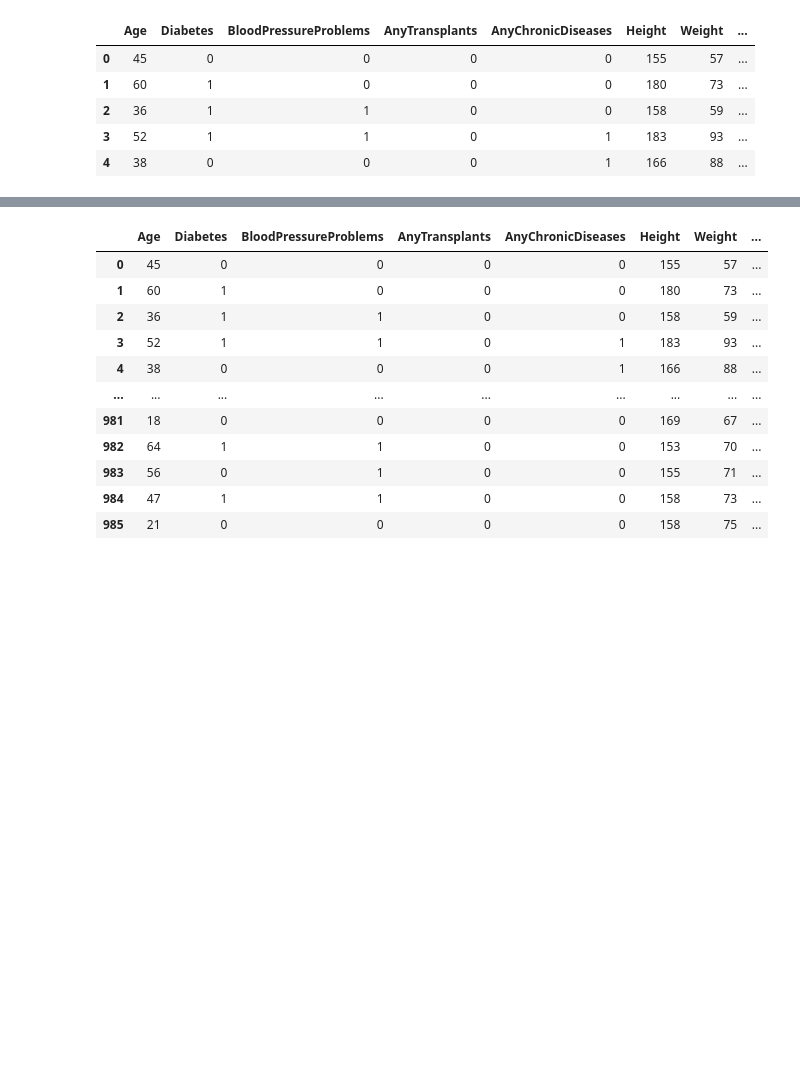
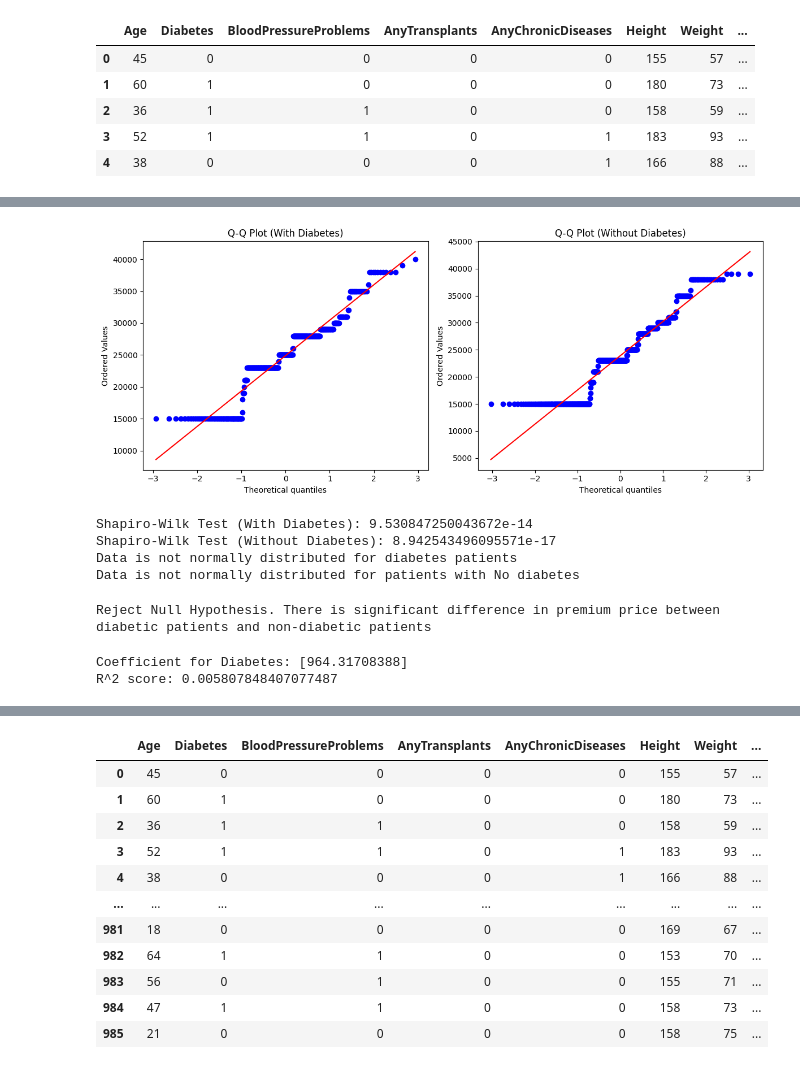
Before and after one commit to StellaShabin/Flask, a Jupyter notebook: Insurance_Cost_prediction_89_RF.ipynb, the cells around one changed output, grey strips where cells are left out. Drawn from its saved outputs; the diff is of its cells as text; code cells hidden in the pictures; blank space fills up the shorter version.

```diff
--- a/Insurance_Cost_prediction_89_RF.ipynb
+++ b/Insurance_Cost_prediction_89_RF.ipynb
@@ -24,0 +72,76 @@ df.head()
+# %%
+import scipy.stats as stats
+
+# Q-Q plot for premium prices with diabetes
+plt.figure(figsize=(12, 5))
+
+plt.subplot(1, 2, 1)  # 1 row, 2 columns, 1st plot
+stats.probplot(premium_with_diabetes, dist="norm", plot=plt)
+plt.title('Q-Q Plot (With Diabetes)')
+
+# Q-Q plot for premium prices without diabetes
+plt.subplot(1, 2, 2)  # 1 row, 2 columns, 2nd plot
+stats.probplot(premium_without_diabetes, dist="norm", plot=plt)
+plt.title('Q-Q Plot (Without Diabetes)')
+
+# Show the plots
+plt.tight_layout()
+plt.show()
+# %% [output]
+[figure, added]
+# %%
+from scipy.stats import shapiro
+
+# Shapiro-Wilk test for premium prices with diabetes
+shapiro_with_diabetes_statistic, shapiro_with_diabetes_pvalue = shapiro(premium_with_diabetes)
+print("Shapiro-Wilk Test (With Diabetes):", shapiro_with_diabetes_pvalue)
+
+# Shapiro-Wilk test for premium prices without diabetes
+shapiro_without_diabetes_statistic, shapiro_without_diabetes_pvalue=shapiro(premium_without_diabetes)
+print("Shapiro-Wilk Test (Without Diabetes):", shapiro_without_diabetes_pvalue)
+
+if shapiro_with_diabetes_pvalue<0.05:
+  print("Data is not normally distributed for diabetes patients")
+else:
+  print("Data is normally distributed for diabetes patients")
+if shapiro_without_diabetes_pvalue<0.05:
+  print("Data is not normally distributed for patients with No diabetes")
+else:
+  print("Data is normally distributed for patients with No diabetes")
+# %% [output]
+Shapiro-Wilk Test (With Diabetes): 9.530847250043672e-14
+Shapiro-Wilk Test (Without Diabetes): 8.942543496095571e-17
+Data is not normally distributed for diabetes patients
+Data is not normally distributed for patients with No diabetes
+# %%
+from scipy.stats import mannwhitneyu
+u_stat, p_value=mannwhitneyu(premium_with_diabetes,premium_without_diabetes)
+if p_value<0.05:
+  print("Reject Null Hypothesis. There is significant difference in premium price between diabetic patients and non-diabetic patients")
+else:
+  print("Fail to Reject Null Hypothesis. There is no significant difference in premium price between diabetic patients and non-diabetic patients")
+# %% [output]
+Reject Null Hypothesis. There is significant difference in premium price between diabetic patients and non-diabetic patients
+# %%
+from sklearn.linear_model import LinearRegression
+import pandas as pd
+
+# Assuming your dataset has 'Diabetes' as 0 (non-diabetic) or 1 (diabetic)
+X = df[['Diabetes']]  # Independent variable (binary)
+y = df['PremiumPrice']  # Dependent variable (premium price)
+
+# Initialize model
+model = LinearRegression()
+
+# Fit model
+model.fit(X, y)
+
+# Get the coefficient (slope) for diabetes
+print(f"Coefficient for Diabetes: {model.coef_}")
+
+# Evaluate the model
+y_pred = model.predict(X)
+print(f"R^2 score: {model.score(X, y)}")
+# %% [output]
+Coefficient for Diabetes: [964.31708388]
+R^2 score: 0.005807848407077487
```
Also changed, not shown: parts of 67 cells of this notebook.
